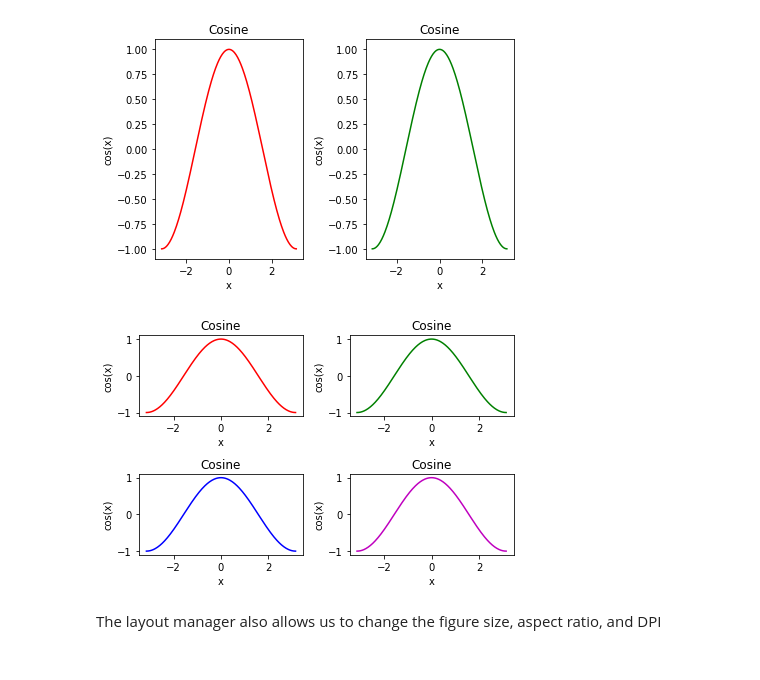
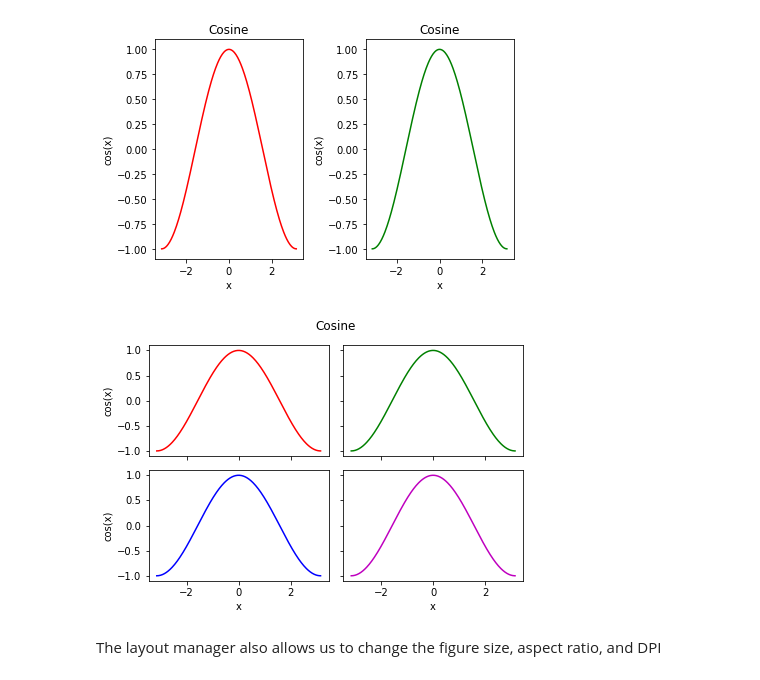
Before and after one commit to alexdiem/sc_sintef_advanced_python_course, a Jupyter notebook: L03_visualisation/L03-0_matplotlib.ipynb, the cells around one changed output. Saved outputs shown, nothing was run; the diff lists cells and outputs as text; code cells hidden in the pictures.

```diff
--- a/L03_visualisation/L03-0_matplotlib.ipynb
+++ b/L03_visualisation/L03-0_matplotlib.ipynb
@@ -104,31 +104,25 @@ fig.tight_layout()
 [figure]
 # %%
 # create a plot with one row and two columns
-fig, axes = plt.subplots(nrows=2, ncols=2)
+fig, axes = plt.subplots(nrows=2, ncols=2, sharex=True, sharey=True)
+
+fig.suptitle("Cosine", x=0.54, y=1.05) # positioning doesn't work properly in combination with fig.tight_layout()
 
 axes[0,0].plot(x, y, 'r')
-axes[0,0].set_xlabel('x')
 axes[0,0].set_ylabel('cos(x)')
-axes[0,0].set_title('Cosine')
 
 axes[0,1].plot(x, y, 'g')
-axes[0,1].set_xlabel('x')
-axes[0,1].set_ylabel('cos(x)')
-axes[0,1].set_title('Cosine')
 
 axes[1,0].plot(x, y, 'b')
 axes[1,0].set_xlabel('x')
 axes[1,0].set_ylabel('cos(x)')
-axes[1,0].set_title('Cosine')
 
 axes[1,1].plot(x, y, 'm')
 axes[1,1].set_xlabel('x')
-axes[1,1].set_ylabel('cos(x)')
-axes[1,1].set_title('Cosine')
 
 fig.tight_layout()
 # %% [output]
-[figure, old version]
+[figure, new version]
 # %% [markdown]
 The layout manager also allows us to change the figure size, aspect ratio, and DPI
 # %%
```
